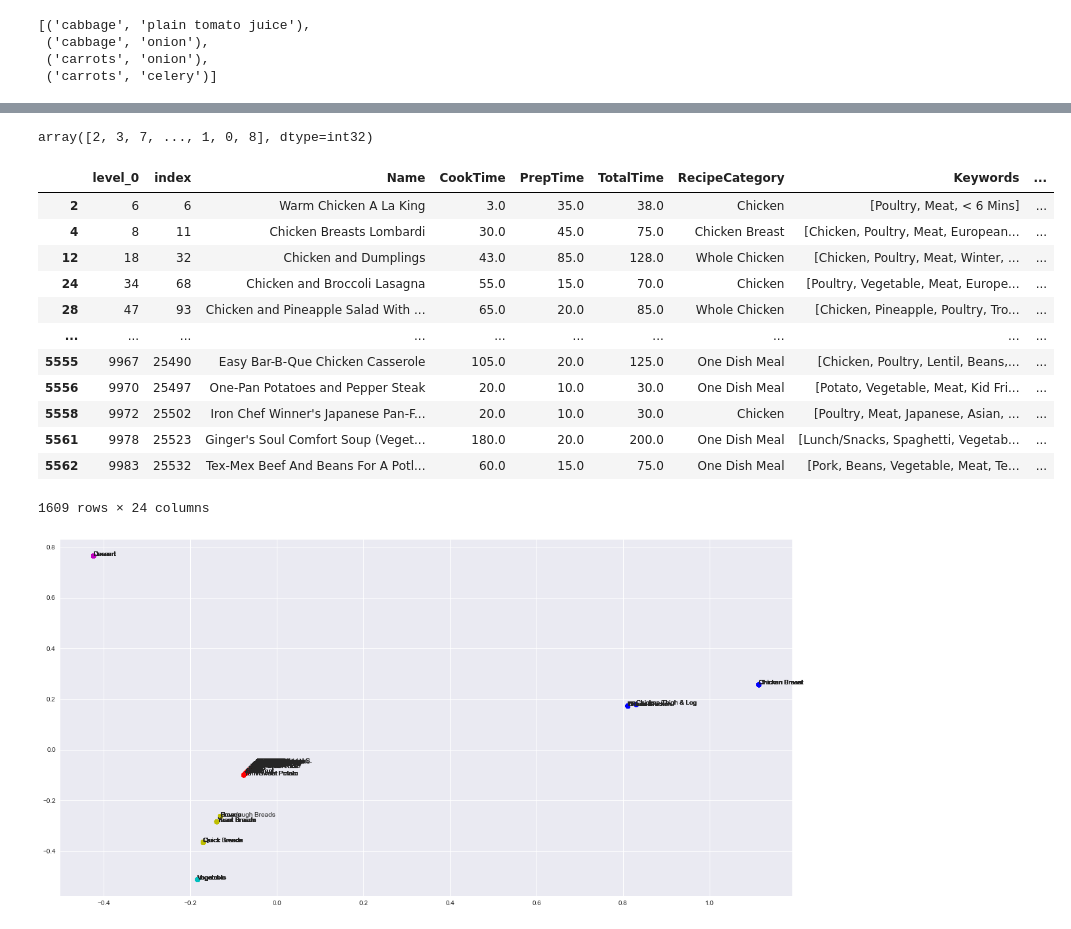
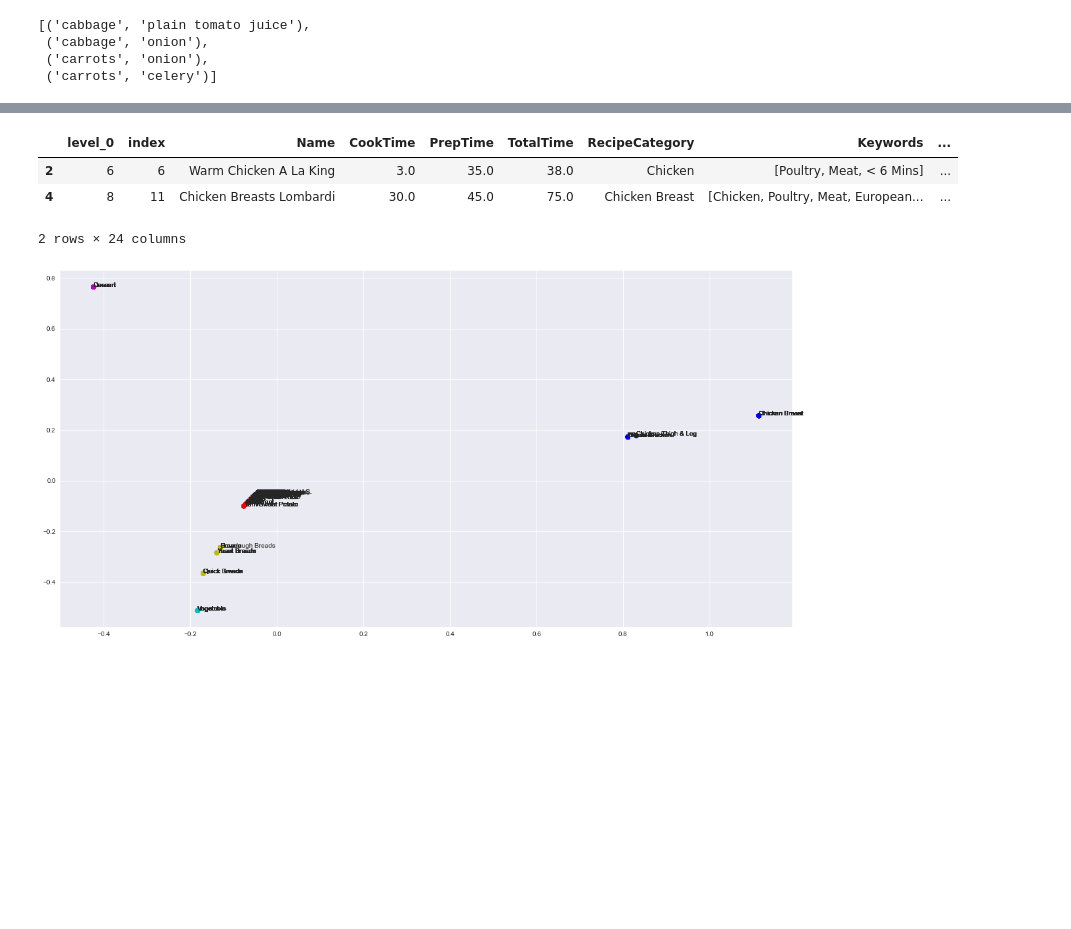
Before and after one commit to sean903/Food-Recipes, a Jupyter notebook: model.ipynb, the cells around one changed output, grey strips where cells are left out. Cells and saved outputs as stored; diff of their text form; code cells hidden in the pictures; blank space fills up the shorter version.

```diff
--- a/model.ipynb
+++ b/model.ipynb
@@ -272,25 +273,12 @@ ingedients_words = kmeans.labels_
-# %%
-ingedients_words
-# %% [output]
-array([2, 3, 7, ..., 1, 0, 8], dtype=int32)
 # %%
 categories_removed = recipes10_df[~recipes10_df['RecipeCategory'].str.contains("One Dish Meal|Lunch")]
 # %%
-recipes10_df[recipes10_df['RecipeCategory'].str.contains("Lunch|On|Chic")]
+recipes10_df[recipes10_df['RecipeCategory'].str.contains("Lunch|On|Chic")].head(2)
 # %% [output]
 |  | level_0 | index | Name | CookTime | PrepTime | TotalTime | RecipeCategory | Keywords | ... |
 | 2 | 6 | 6 | Warm Chicken A La King | 3.0 | 35.0 | 38.0 | Chicken | [Poultry, Meat, < 6 Mins] | ... |
 | 4 | 8 | 11 | Chicken Breasts Lombardi | 30.0 | 45.0 | 75.0 | Chicken Breast | [Chicken, Poultry, Meat, European... | ... |
-| 12 | 18 | 32 | Chicken and Dumplings | 43.0 | 85.0 | 128.0 | Whole Chicken | [Chicken, Poultry, Meat, Winter, ... | ... |
-| 24 | 34 | 68 | Chicken and Broccoli Lasagna | 55.0 | 15.0 | 70.0 | Chicken | [Poultry, Vegetable, Meat, Europe... | ... |
-| 28 | 47 | 93 | Chicken and Pineapple Salad With ... | 65.0 | 20.0 | 85.0 | Whole Chicken | [Chicken, Pineapple, Poultry, Tro... | ... |
-| ... | ... | ... | ... | ... | ... | ... | ... | ... | ... |
-| 5555 | 9967 | 25490 | Easy Bar-B-Que Chicken Casserole | 105.0 | 20.0 | 125.0 | One Dish Meal | [Chicken, Poultry, Lentil, Beans,... | ... |
-| 5556 | 9970 | 25497 | One-Pan Potatoes and Pepper Steak | 20.0 | 10.0 | 30.0 | One Dish Meal | [Potato, Vegetable, Meat, Kid Fri... | ... |
-| 5558 | 9972 | 25502 | Iron Chef Winner's Japanese Pan-F... | 20.0 | 10.0 | 30.0 | Chicken | [Poultry, Meat, Japanese, Asian, ... | ... |
-| 5561 | 9978 | 25523 | Ginger's Soul Comfort Soup (Veget... | 180.0 | 20.0 | 200.0 | One Dish Meal | [Lunch/Snacks, Spaghetti, Vegetab... | ... |
-| 5562 | 9983 | 25532 | Tex-Mex Beef And Beans For A Potl... | 60.0 | 15.0 | 75.0 | One Dish Meal | [Pork, Beans, Vegetable, Meat, Te... | ... |
-1609 rows × 24 columns
+2 rows × 24 columns
 # %%
 cv = CountVectorizer(analyzer = 'word', max_features = 5000, lowercase=True, preprocessor=None, tokenizer=None, stop_words = 'english')
 vectors = cv.fit_transform(categories_removed['RecipeCategory'])
```
Also changed, not shown: parts of 67 cells of this notebook, 8 other files.
